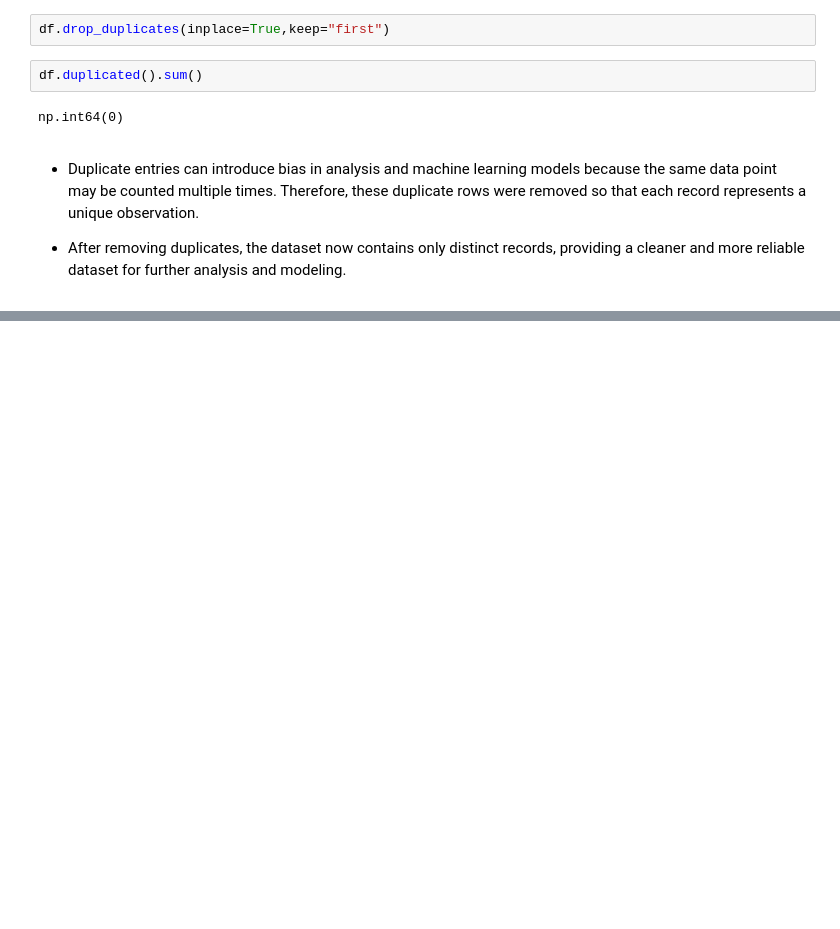
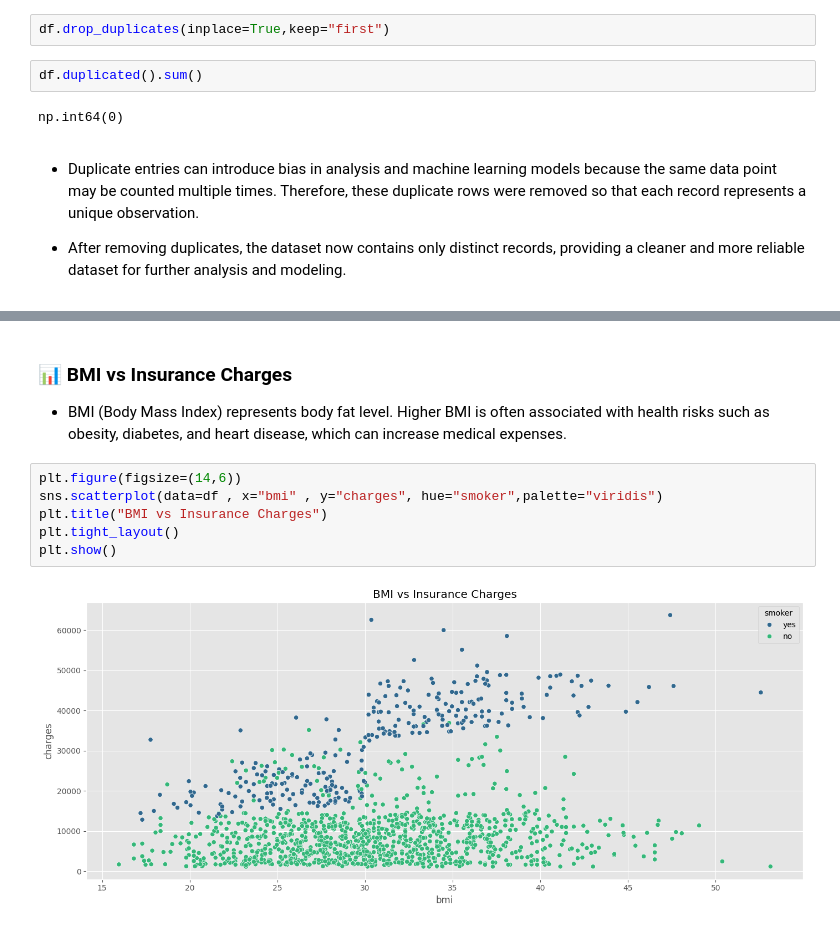
Before and after one commit to ashish-jonnada/medical-insurance-cost-prediction-ML, a Jupyter notebook: notebook/Medical_Insurance_prediction_ML.ipynb, the cells around one changed output, grey strips where cells are left out. Drawn from its saved outputs; the diff is of its cells as text; blank space fills up the shorter version.

```diff
--- a/notebook/Medical_Insurance_prediction_ML.ipynb
+++ b/notebook/Medical_Insurance_prediction_ML.ipynb
@@ -125,0 +155,11 @@ np.int64(0)
+# %% [markdown]
+### 📊 BMI vs Insurance Charges
+- BMI (Body Mass Index) represents body fat level. Higher BMI is often associated with health risks such as obesity, diabetes, and heart disease, which can increase medical expenses.
+# %%
+plt.figure(figsize=(14,6))
+sns.scatterplot(data=df , x="bmi" , y="charges", hue="smoker",palette="viridis")
+plt.title("BMI vs Insurance Charges")
+plt.tight_layout()
+plt.show()
+# %% [output]
+[figure, added]
```
Also changed, not shown: parts of 12 cells of this notebook.
